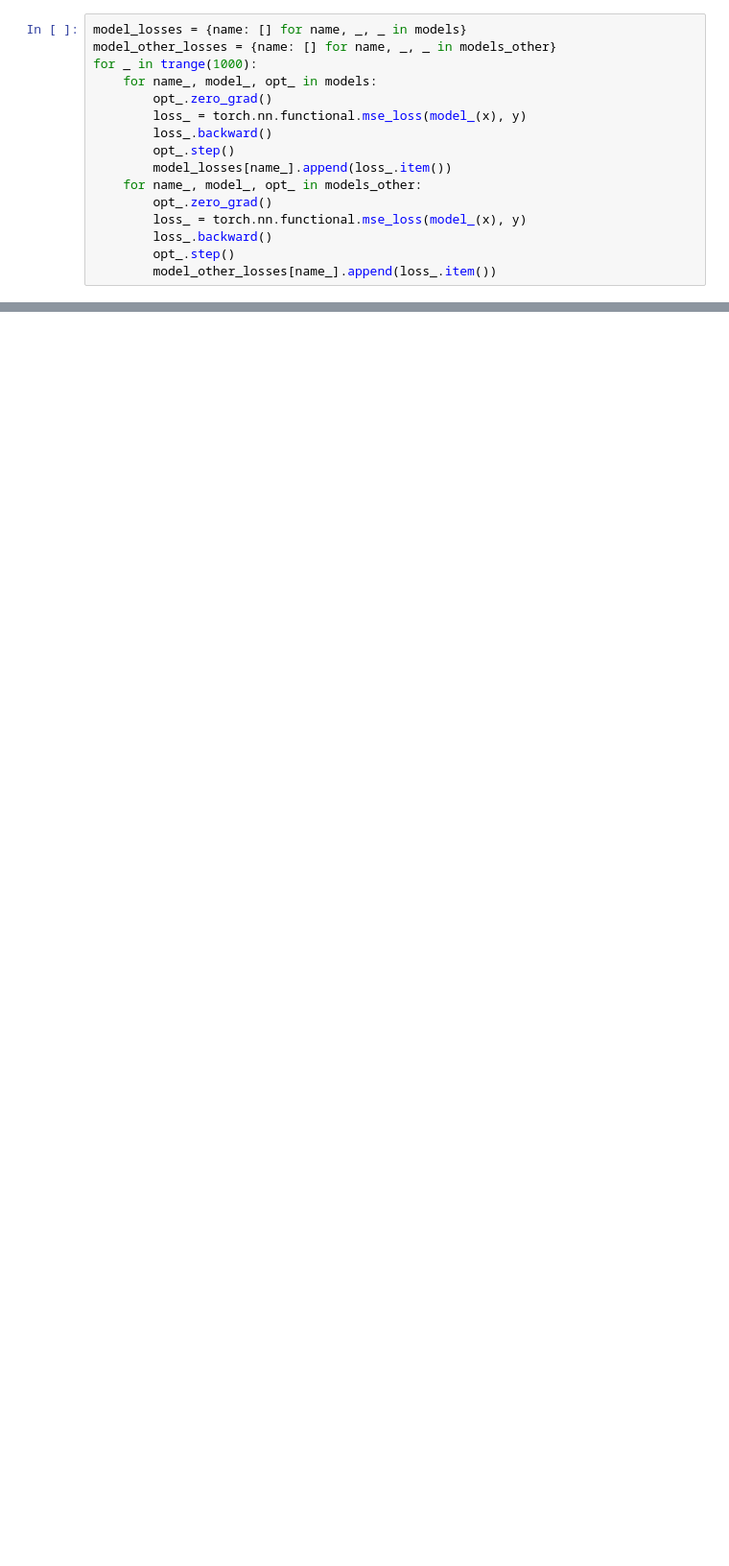
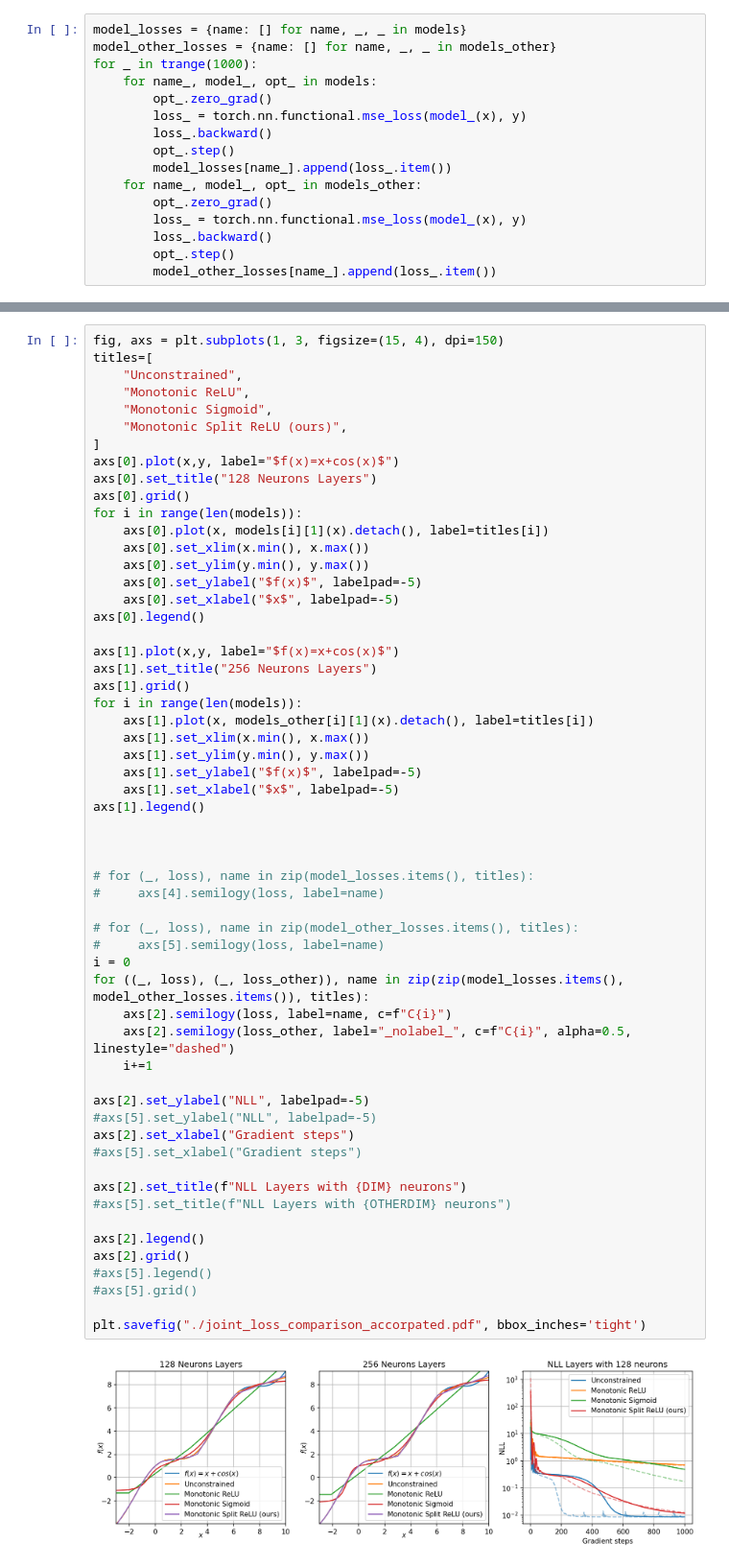
Before and after one commit to davidesartor/inverseCDF, a Jupyter notebook: proof_and_plots.ipynb, the cells around one changed output, grey strips where cells are left out. Shown at 96% size. Drawn from its saved outputs; the diff is of its cells as text; blank space fills up the shorter version.

```diff
--- a/proof_and_plots.ipynb
+++ b/proof_and_plots.ipynb
@@ -248,0 +319,59 @@ plt.savefig("/Users/albertosinigaglia/Desktop/losses.pdf")
+# %%
+fig, axs = plt.subplots(1, 3, figsize=(15, 4), dpi=150)
+titles=[
+    "Unconstrained",
+    "Monotonic ReLU",
+    "Monotonic Sigmoid",
+    "Monotonic Split ReLU (ours)",
+]
+axs[0].plot(x,y, label="$f(x)=x+cos(x)$")
+axs[0].set_title("128 Neurons Layers")
+axs[0].grid()
+for i in range(len(models)):
+    axs[0].plot(x, models[i][1](x).detach(), label=titles[i])
+    axs[0].set_xlim(x.min(), x.max())
+    axs[0].set_ylim(y.min(), y.max())
+    axs[0].set_ylabel("$f(x)$", labelpad=-5)
+    axs[0].set_xlabel("$x$", labelpad=-5)
+axs[0].legend()
+
+axs[1].plot(x,y, label="$f(x)=x+cos(x)$")
+axs[1].set_title("256 Neurons Layers")
+axs[1].grid()
+for i in range(len(models)):
+    axs[1].plot(x, models_other[i][1](x).detach(), label=titles[i])
+    axs[1].set_xlim(x.min(), x.max())
+    axs[1].set_ylim(y.min(), y.max())
+    axs[1].set_ylabel("$f(x)$", labelpad=-5)
+    axs[1].set_xlabel("$x$", labelpad=-5)
+axs[1].legend()
+
+
+
+# for (_, loss), name in zip(model_losses.items(), titles):
+#     axs[4].semilogy(loss, label=name)
+
+# for (_, loss), name in zip(model_other_losses.items(), titles):
+#     axs[5].semilogy(loss, label=name)
+i = 0
+for ((_, loss), (_, loss_other)), name in zip(zip(model_losses.items(), model_other_losses.items()), titles):
+    axs[2].semilogy(loss, label=name, c=f"C{i}")
+    axs[2].semilogy(loss_other, label="_nolabel_", c=f"C{i}", alpha=0.5, linestyle="dashed")
+    i+=1
+
+axs[2].set_ylabel("NLL", labelpad=-5)
+#axs[5].set_ylabel("NLL", labelpad=-5)
+axs[2].set_xlabel("Gradient steps")
+#axs[5].set_xlabel("Gradient steps")
+
+axs[2].set_title(f"NLL Layers with {DIM} neurons")
+#axs[5].set_title(f"NLL Layers with {OTHERDIM} neurons")
+
+axs[2].legend()
+axs[2].grid()
+#axs[5].legend()
+#axs[5].grid()
+
+plt.savefig("./joint_loss_comparison_accorpated.pdf", bbox_inches='tight')
+# %% [output]
+[figure, added]
```
Also changed, not shown: parts of 8 cells of this notebook, 7 other files.
